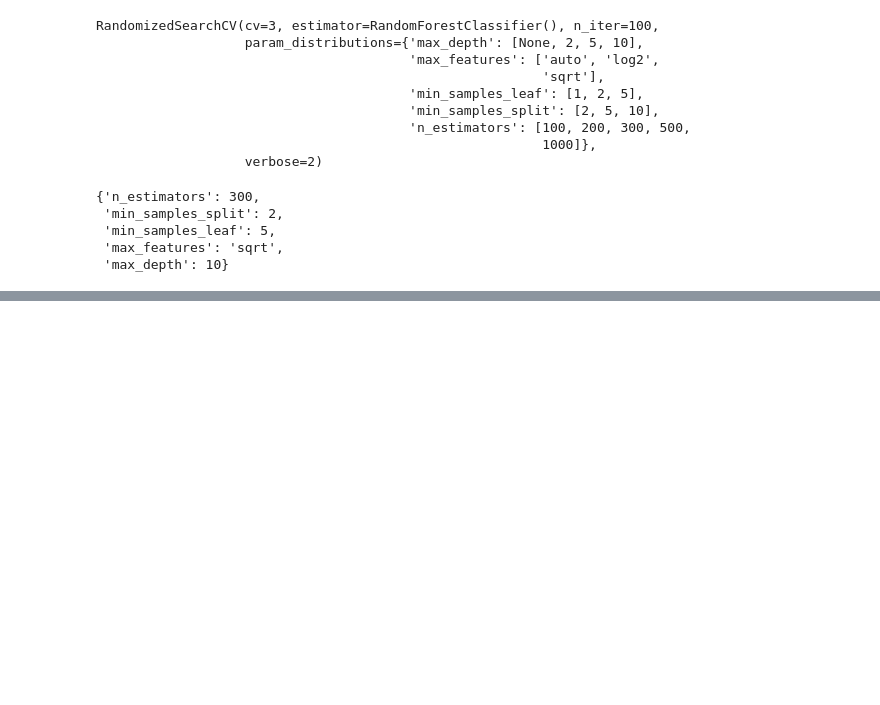
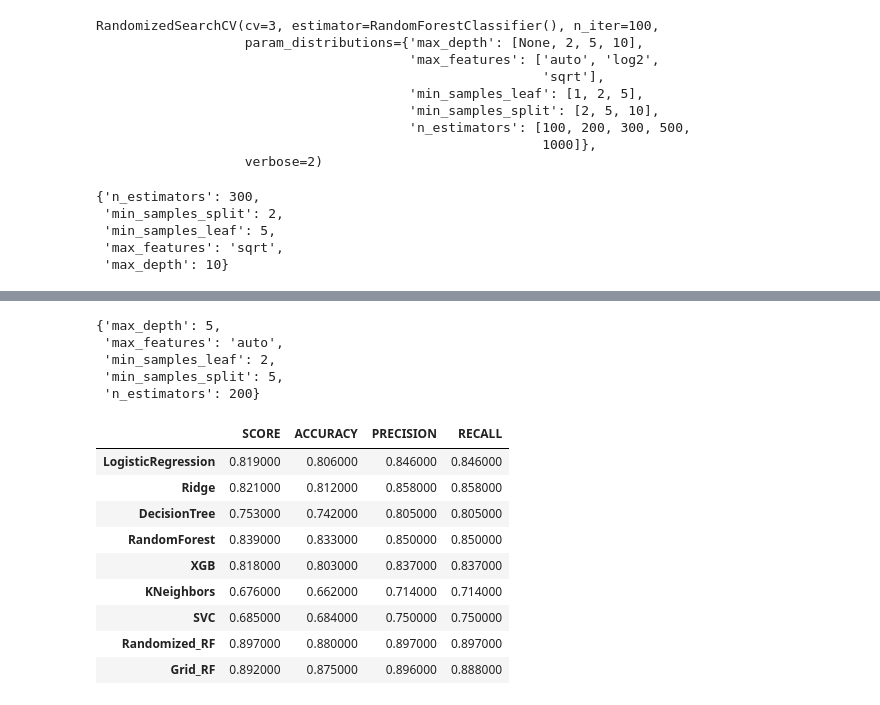
Before and after one commit to isoori/heartfailuree, a Jupyter notebook: Untitled.ipynb, the cells around one changed output, grey strips where cells are left out. Cells and saved outputs as stored; diff of their text form; code cells hidden in the pictures; blank space fills up the shorter version.

```diff
--- a/Untitled.ipynb
+++ b/Untitled.ipynb
@@ -234,9 +263,32 @@ Fitting 3 folds for each of 540 candidates, totalling 1620 fits
+# %%
+rf_grid.best_params_
+# %% [output]
+{'max_depth': 5,
+ 'max_features': 'auto',
+ 'min_samples_leaf': 2,
+ 'min_samples_split': 5,
+ 'n_estimators': 200}
 # %%
-RFG=RandomForestClassifier(n_estimators=300,max_depth =10,max_features ='sqrt',min_samples_leaf=5,min_samples_split=2)
+RFG=RandomForestClassifier(n_estimators=200,max_depth =5,max_features ='auto',min_samples_leaf=2,min_samples_split=5)
 RFG.fit(x_train,y_train)
 new_predd = RFG.predict(x_test)
 score = f1_score(y_true=y_test,y_pred=new_predd)
 accuracy = accuracy_score(y_true=y_test,y_pred=new_predd)
 precision = precision_score(y_true=y_test,y_pred=new_predd)
 recall = recall_score(y_true=y_test,y_pred=new_predd)
-result['Grid_RF'] = [score,accuracy,precision,recall]
+result['Grid_RF'] = [np.round(score,3),np.round(accuracy,3),np.round(precision,3),np.round(recall,3)]
+# %%
+cm = sns.light_palette("green", as_cmap=True)
+
+result.T.style.highlight_max(color='lightgreen')
+# %% [output]
+|  | SCORE | ACCURACY | PRECISION | RECALL |
+| LogisticRegression | 0.819000 | 0.806000 | 0.846000 | 0.846000 |
+| Ridge | 0.821000 | 0.812000 | 0.858000 | 0.858000 |
+| DecisionTree | 0.753000 | 0.742000 | 0.805000 | 0.805000 |
+| RandomForest | 0.839000 | 0.833000 | 0.850000 | 0.850000 |
+| XGB | 0.818000 | 0.803000 | 0.837000 | 0.837000 |
+| KNeighbors | 0.676000 | 0.662000 | 0.714000 | 0.714000 |
+| SVC | 0.685000 | 0.684000 | 0.750000 | 0.750000 |
+| Randomized_RF | 0.897000 | 0.880000 | 0.897000 | 0.897000 |
+| Grid_RF | 0.892000 | 0.875000 | 0.896000 | 0.888000 |
```
Also changed, not shown: parts of 6 cells of this notebook.
